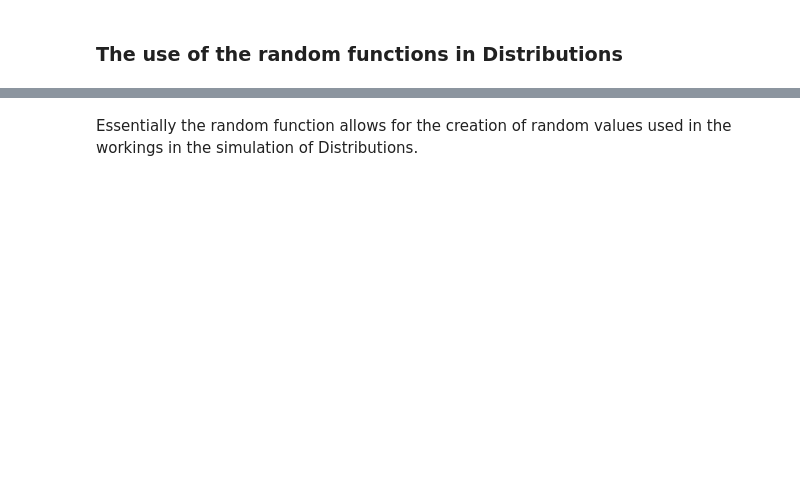
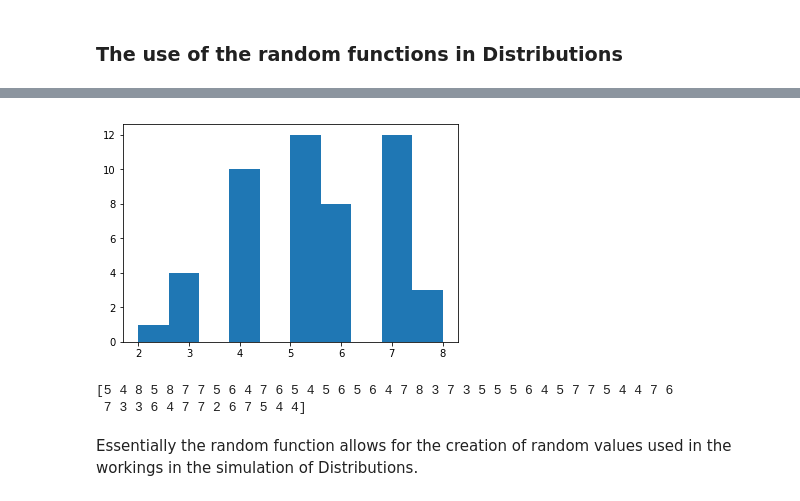
Before and after one commit to JohnONeillGMIT/ProgrammingforDataAnalysisS2Assignment, a Jupyter notebook: Assignment numpy.random.ipynb, the cells around one changed output, grey strips where cells are left out. Drawn from its saved outputs; the diff is of its cells as text; code cells hidden in the pictures; blank space fills up the shorter version.

```diff
--- a/Assignment numpy.random.ipynb
+++ b/Assignment numpy.random.ipynb
@@ -154,2 +201,12 @@ In looking at distributions one must be cognisant of the number of varialbes. Fo
+# %%
+n, p = 10, .5  # number of trials, probability of each trial
+s = np.random.binomial(n, p, 50) #50 occurances of the trial
+plt.hist(s)
+plt.show()
+print(s)
+# %% [output]
+[figure, added]
+[5 4 8 5 8 7 7 5 6 4 7 6 5 4 5 6 5 6 4 7 8 3 7 3 5 5 5 6 4 5 7 7 5 4 4 7 6
+ 7 3 3 6 4 7 7 2 6 7 5 4 4]
 # %% [markdown]
 Essentially the random function allows for the creation of random values used in the workings in the simulation of Distributions.
```
Also changed, not shown: parts of 28 cells of this notebook.
